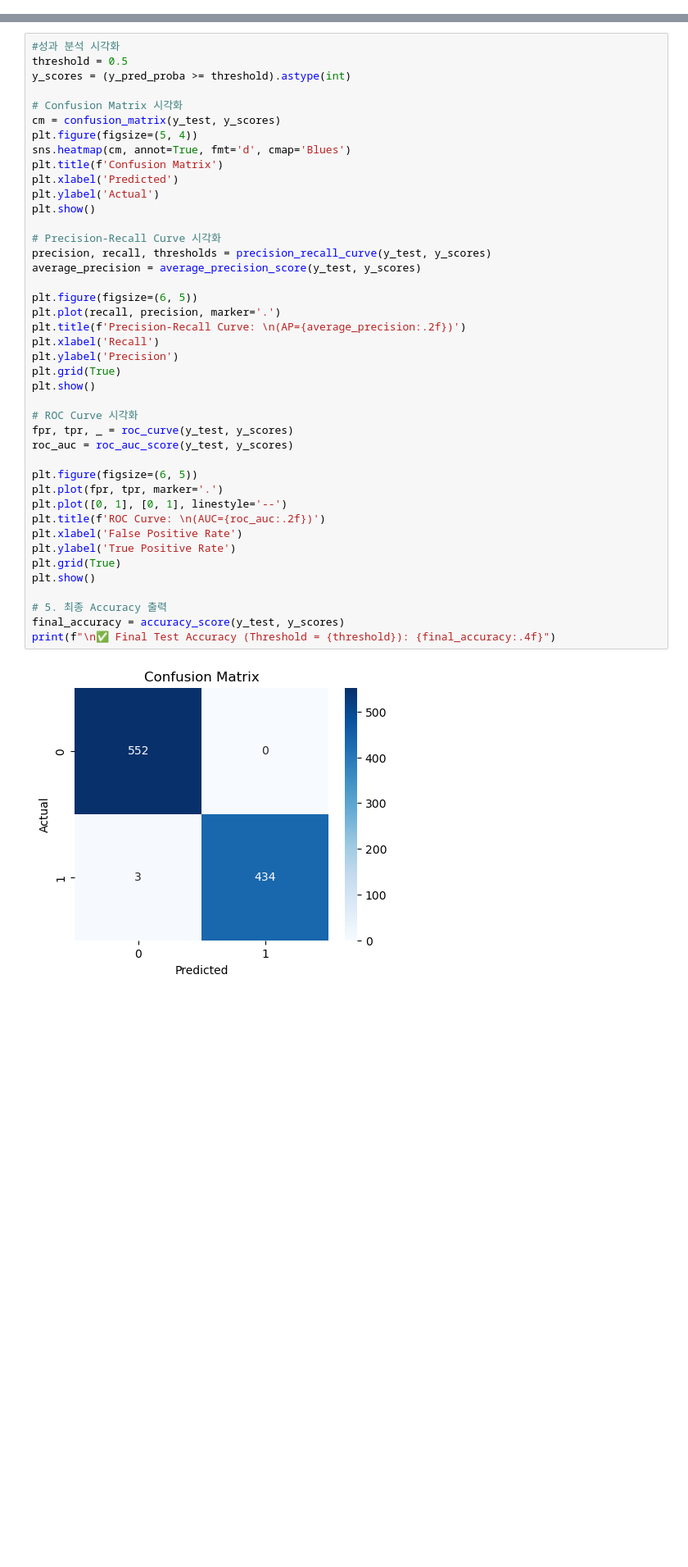
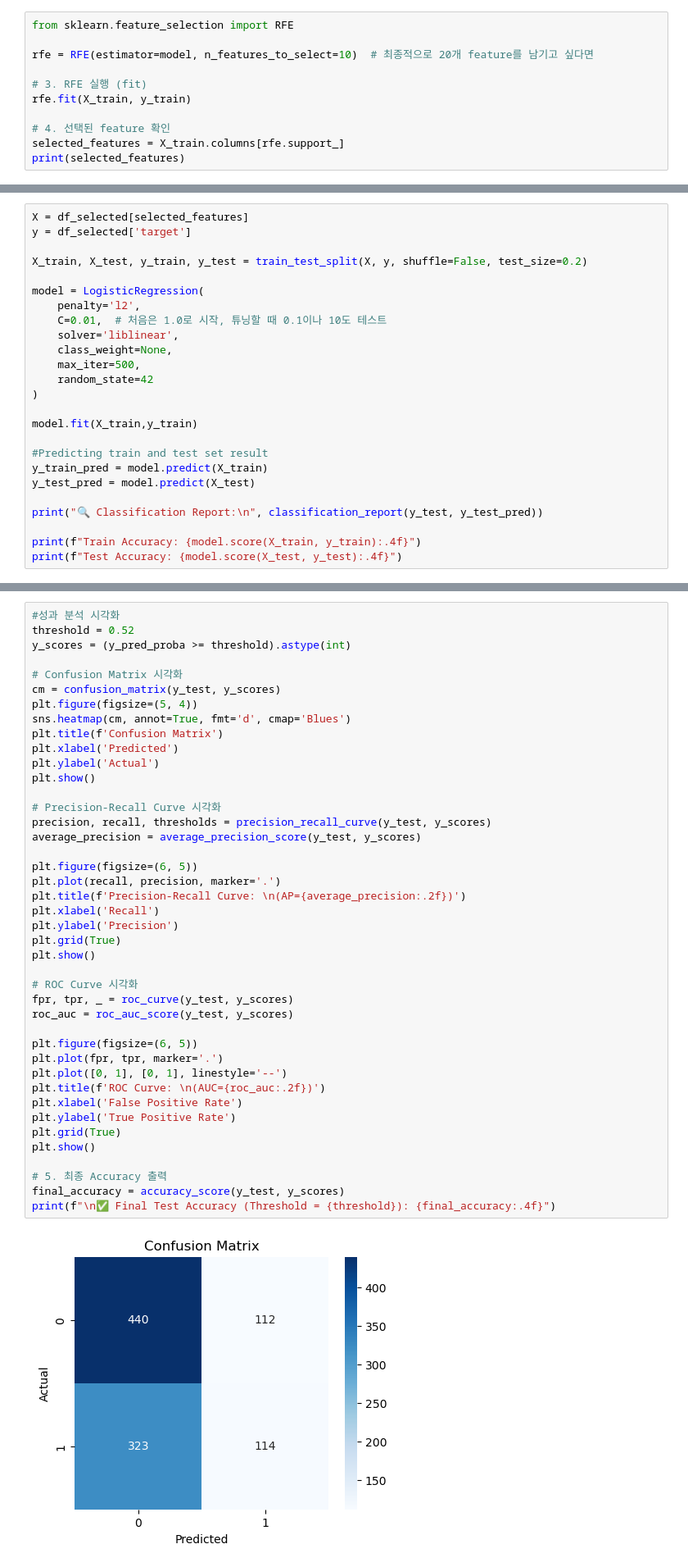
Before and after one commit to minjun069/DartB, a Jupyter notebook: Logistic_Regression2.ipynb, the cells around one changed output, grey strips where cells are left out. Shown at 82% size. Saved outputs shown, nothing was run; the diff lists cells and outputs as text; blank space fills up the shorter version.

```diff
--- a/Logistic_Regression2.ipynb
+++ b/Logistic_Regression2.ipynb
@@ -172,0 +195,11 @@ Test Accuracy: 0.9970
+# %%
+from sklearn.feature_selection import RFE
+
+rfe = RFE(estimator=model, n_features_to_select=10)  # 최종적으로 20개 feature를 남기고 싶다면
+
+# 3. RFE 실행 (fit)
+rfe.fit(X_train, y_train)
+
+# 4. 선택된 feature 확인
+selected_features = X_train.columns[rfe.support_]
+print(selected_features)
@@ -172,0 +210,25 @@ Test Accuracy: 0.9970
+# %%
+X = df_selected[selected_features]
+y = df_selected['target']
+
+X_train, X_test, y_train, y_test = train_test_split(X, y, shuffle=False, test_size=0.2)
+
+model = LogisticRegression(
+    penalty='l2',
+    C=0.01,  # 처음은 1.0로 시작, 튜닝할 때 0.1이나 10도 테스트
+    solver='liblinear',
+    class_weight=None,
+    max_iter=500,
+    random_state=42
+)
+
+model.fit(X_train,y_train)
+
+#Predicting train and test set result
+y_train_pred = model.predict(X_train)
+y_test_pred = model.predict(X_test)
+
+print("🔍 Classification Report:\n", classification_report(y_test, y_test_pred))
+
+print(f"Train Accuracy: {model.score(X_train, y_train):.4f}")
+print(f"Test Accuracy: {model.score(X_test, y_test):.4f}")
@@ -242,6 +412,6 @@ Threshold=0.590 | Precision(1)=1.000 | Recall(1)=0.993 | Precision(0)=0.995 | Re
 # %%
 #성과 분석 시각화
-threshold = 0.5
+threshold = 0.52
 y_scores = (y_pred_proba >= threshold).astype(int)
 
 # Confusion Matrix 시각화
@@ -255,31 +425,31 @@ plt.show()
 
 # Precision-Recall Curve 시각화
 precision, recall, thresholds = precision_recall_curve(y_test, y_scores)
 average_precision = average_precision_score(y_test, y_scores)
 
 plt.figure(figsize=(6, 5))
 plt.plot(recall, precision, marker='.')
 plt.title(f'Precision-Recall Curve: \n(AP={average_precision:.2f})')
 plt.xlabel('Recall')
 plt.ylabel('Precision')
 plt.grid(True)
 plt.show()
 
 # ROC Curve 시각화
 fpr, tpr, _ = roc_curve(y_test, y_scores)
 roc_auc = roc_auc_score(y_test, y_scores)
 
 plt.figure(figsize=(6, 5))
 plt.plot(fpr, tpr, marker='.')
 plt.plot([0, 1], [0, 1], linestyle='--')
 plt.title(f'ROC Curve: \n(AUC={roc_auc:.2f})')
 plt.xlabel('False Positive Rate')
 plt.ylabel('True Positive Rate')
 plt.grid(True)
 plt.show()
 
 # 5. 최종 Accuracy 출력
 final_accuracy = accuracy_score(y_test, y_scores)
 print(f"\n✅ Final Test Accuracy (Threshold = {threshold}): {final_accuracy:.4f}")
 # %% [output]
-[figure, old version]
+[figure, new version]
```
Also changed, not shown: parts of 13 cells of this notebook.
